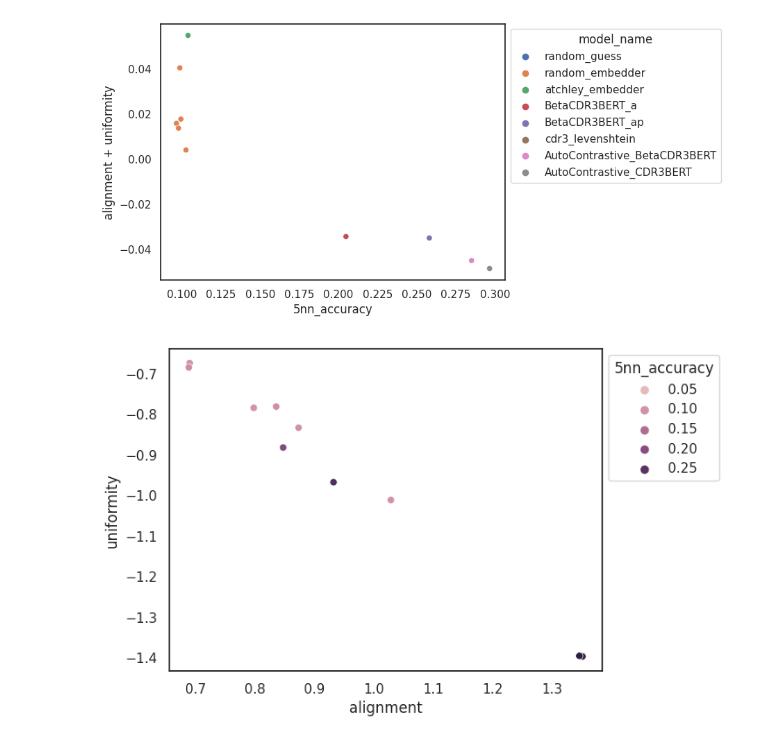
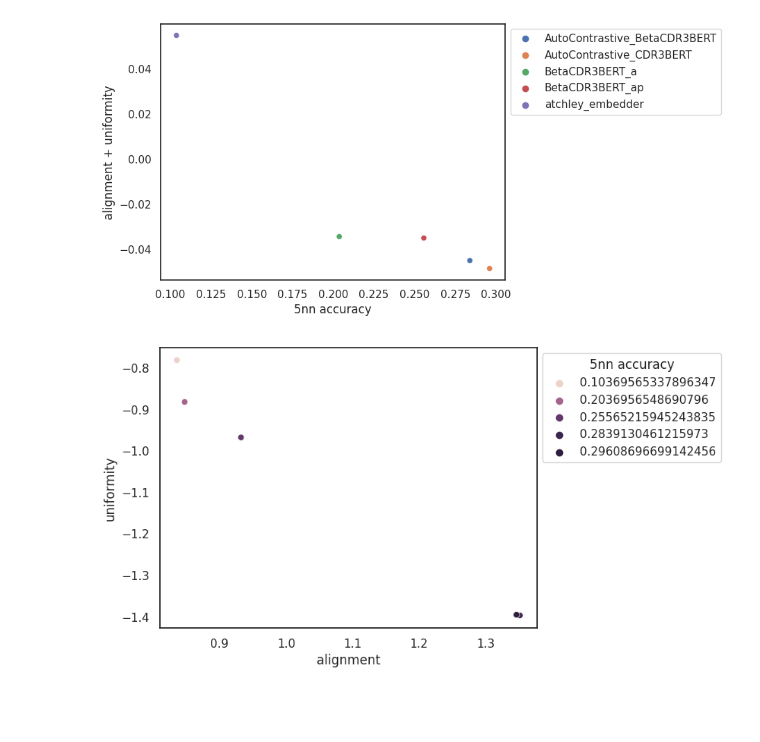
Before and after one commit to yutanagano/tcrlm, a Jupyter notebook: notebooks/model_comparison_beta.ipynb, the cells around one changed output. Drawn from its saved outputs; the diff is of its cells as text; code cells hidden in the pictures; blank space fills up the shorter version.

Commit message:
Updated beta model comparison figures

```diff
--- a/notebooks/model_comparison_beta.ipynb
+++ b/notebooks/model_comparison_beta.ipynb
@@ -15,12 +20,7 @@ seaborn.set_style('white')
 # %%
 BENCHMARKING_PARENT_DIR = Path('benchmarks_beta')
 # %%
-metric_dicts = [
-    {
-        'model_name': 'random_guess',
-        '5nn_accuracy': 1/46
-    }
-]
+metric_dicts = []
 
 for model in BENCHMARKING_PARENT_DIR.iterdir():
     with open(model/'metrics.json', 'r') as f:
@@ -51,8 +32,7 @@ def collapse_names(name):
         'AutoContrastive_BetaCDR3BERT',
         'AutoContrastive_CDR3BERT',
         'BetaCDR3BERT_ap',
-        'BetaCDR3BERT_a',
-        'random_embedder'
+        'BetaCDR3BERT_a'
     )
 
     for group in groups:
@@ -60,5 +40,3 @@ def collapse_names(name):
             return group
 
     return name
-
-metrics['model_name'] = metrics['model_name'].map(collapse_names)
@@ -87,12 +67,19 @@ plt.show()
+# %%
+alnunf = {mdict['model_name']: {'alignment': mdict['alignment'], 'uniformity': mdict['uniformity'], '5nn accuracy': mdict['knn_scores']['5']} for mdict in metric_dicts}
+alnunf = pd.DataFrame.from_dict(alnunf, orient='index')
+alnunf = alnunf.sort_index()
+alnunf.index = alnunf.index.map(collapse_names)
+alnunf['alignment + uniformity'] = alnunf['alignment'] + alnunf['uniformity']
+alnunf = alnunf[alnunf.index != 'cdr3_levenshtein']
 # %%
-scatter_model_names = seaborn.scatterplot(metrics, x='5nn_accuracy', y='alignment + uniformity', hue='model_name')
+scatter_model_names = seaborn.scatterplot(alnunf, x='5nn accuracy', y='alignment + uniformity', hue=alnunf.index)
 seaborn.move_legend(scatter_model_names, 'upper left', bbox_to_anchor=(1, 1))
 plt.show()
 # %% [output]
-[figure, old version]
+[figure, new version]
 # %%
-scatter_model_names = seaborn.scatterplot(metrics, x='alignment', y='uniformity', hue='5nn_accuracy')
+scatter_model_names = seaborn.scatterplot(alnunf, x='alignment', y='uniformity', hue='5nn accuracy')
 seaborn.move_legend(scatter_model_names, 'upper left', bbox_to_anchor=(1, 1))
 plt.show()
 # %% [output]
-[figure, old version]
+[figure, new version]
```
Also changed, not shown: parts of 9 cells of this notebook.
